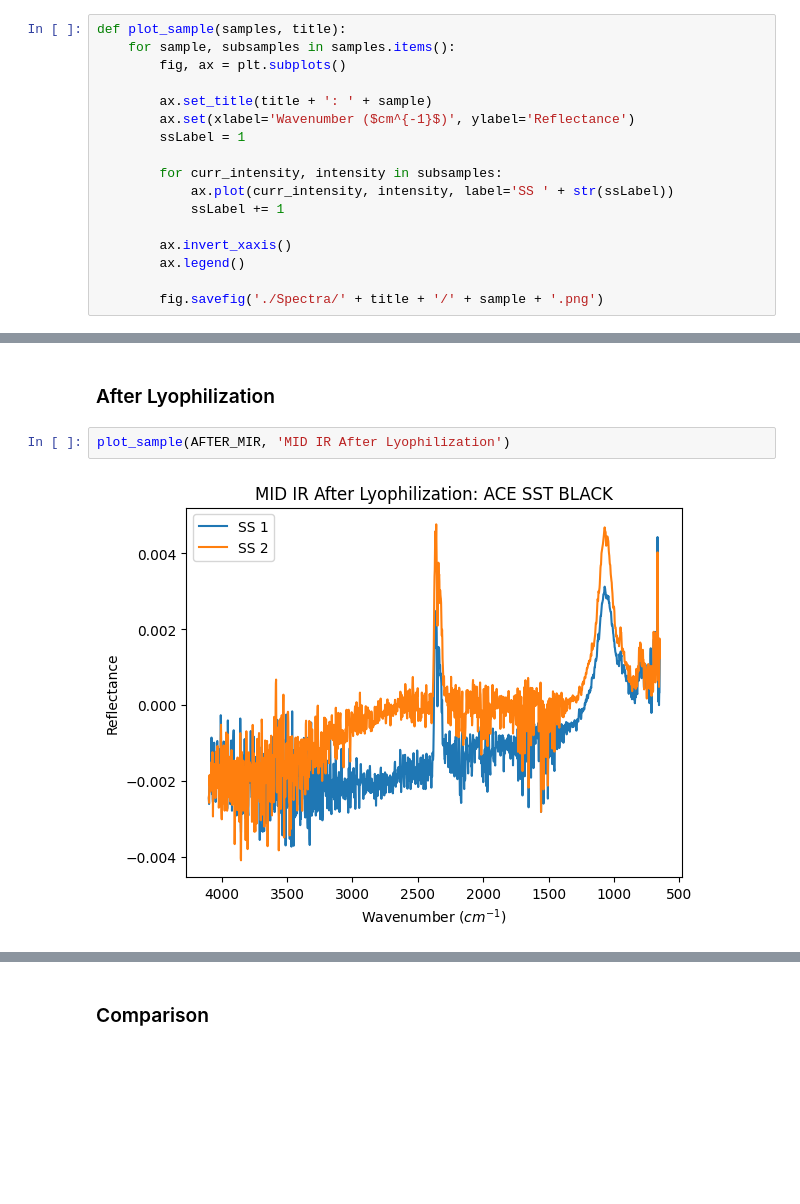
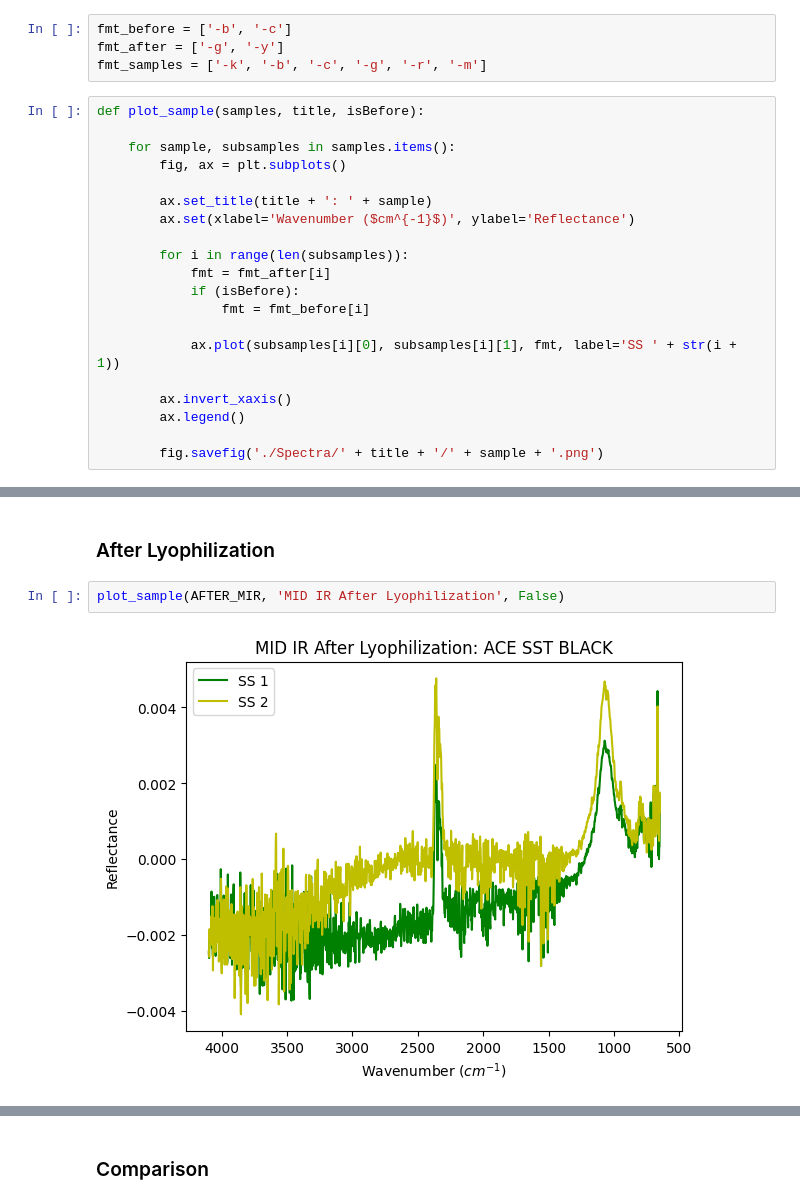
Before and after one commit to charlie-minns/mars-analogs-spectral-analysis, a Jupyter notebook: Spectral Analysis.ipynb, the cells around one changed output, grey strips where cells are left out. Cells and saved outputs as stored; diff of their text form; blank space fills up the shorter version.

```diff
--- a/Spectral Analysis.ipynb
+++ b/Spectral Analysis.ipynb
@@ -49,18 +49,25 @@ BEFORE_MIR = load_spectra('./Data/BEFORE LYO/MID IR/', ',', 29)
 AFTER_MIR = load_spectra('./Data/AFTER LYO/MID IR/', ',', 1, 216)
 # %% [markdown]
 ## Plotting Functions
+# %%
+fmt_before = ['-b', '-c']
+fmt_after = ['-g', '-y']
+fmt_samples = ['-k', '-b', '-c', '-g', '-r', '-m']
 # %%
-def plot_sample(samples, title):
+def plot_sample(samples, title, isBefore):
+
     for sample, subsamples in samples.items():
         fig, ax = plt.subplots()
 
         ax.set_title(title + ': ' + sample)
         ax.set(xlabel='Wavenumber ($cm^{-1}$)', ylabel='Reflectance')
-        ssLabel = 1
 
-        for curr_intensity, intensity in subsamples:
-            ax.plot(curr_intensity, intensity, label='SS ' + str(ssLabel))
-            ssLabel += 1
+        for i in range(len(subsamples)):
+            fmt = fmt_after[i]
+            if (isBefore):
+                fmt = fmt_before[i]
+
+            ax.plot(subsamples[i][0], subsamples[i][1], fmt, label='SS ' + str(i + 1))
 
         ax.invert_xaxis()
         ax.legend()
@@ -205,6 +209,6 @@ plot_sample(BEFORE_MIR, 'MID IR Before Lyophilization')
 # %% [markdown]
 ### After Lyophilization
 # %%
-plot_sample(AFTER_MIR, 'MID IR After Lyophilization')
+plot_sample(AFTER_MIR, 'MID IR After Lyophilization', False)
 # %% [output]
-[figure, old version]
+[figure, new version]
```
Also changed, not shown: parts of 11 cells of this notebook, 38 other files.
